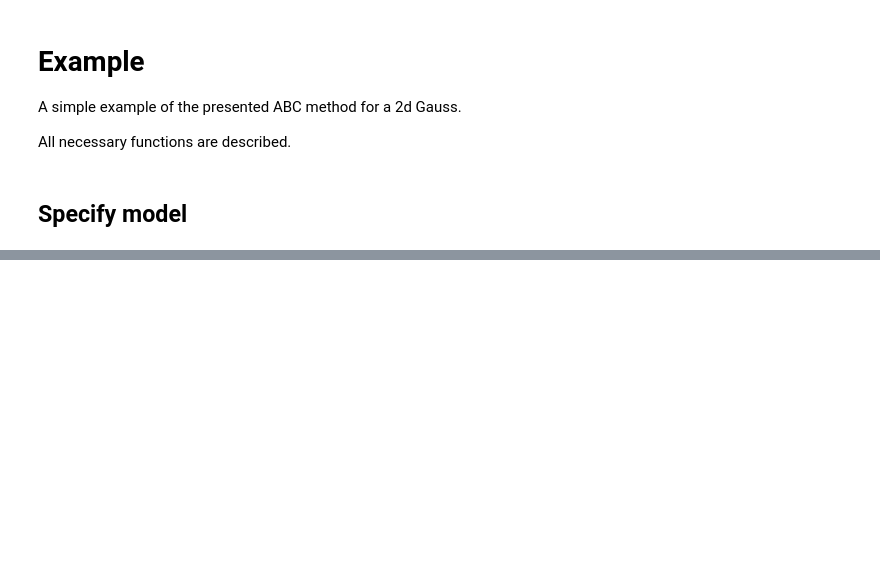
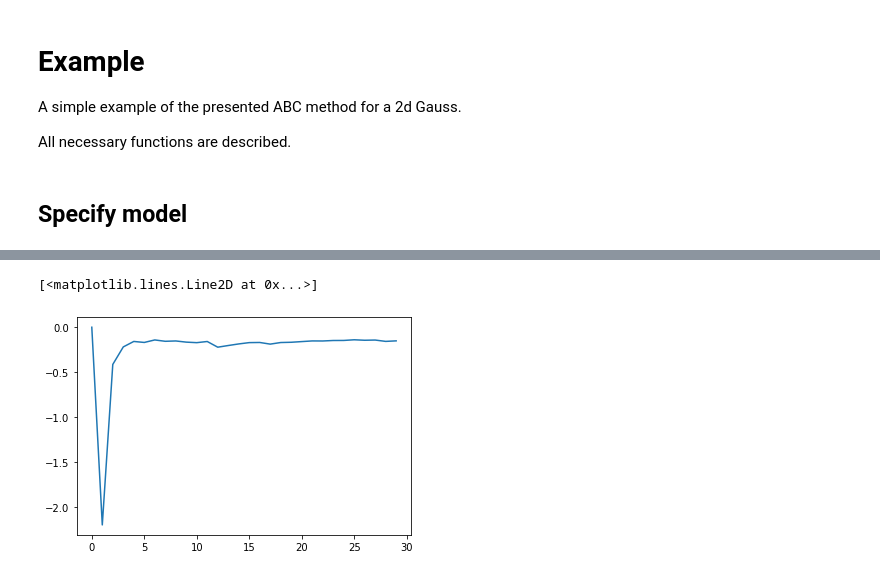
Before and after one commit to berenslab/abc-ribbon, a Jupyter notebook: generalized_method/Example_fit.ipynb, the cells around one changed output, grey strips where cells are left out. Drawn from its saved outputs; the diff is of its cells as text; code cells hidden in the pictures; blank space fills up the shorter version.

```diff
--- a/generalized_method/Example_fit.ipynb
+++ b/generalized_method/Example_fit.ipynb
@@ -118,0 +312,20 @@ plt.ylim(-10,10)
+# %%
+def get_stds(hypers):
+    """
+    returns std values for one set of hyper params
+    """
+    k = 2 # dim of parameters
+    stds = np.zeros(k)
+
+    for i in range(k):
+        stds[i] = (1/(hypers[3] - k) * hypers[1][i,i] )**0.5 #  [muns,Lambdan, kappan, nun]
+
+    return stds
+
+def get_cov(hypers):
+    """
+    expected covs for posterior predictive distribution
+    """
+    k = 2
+    cov =  hypers[1] * (1/(hypers[3] - k))
+    return cov
@@ -118,0 +374,8 @@ plt.ylim(-10,10)
+# %%
+"""
+plot covariances
+"""
+plt.plot(covs[:,0,1])
+# %% [output]
+[<matplotlib.lines.Line2D at 0x...>]
+[figure, added]
```
Also changed, not shown: parts of 20 cells of this notebook, 1 other file.
